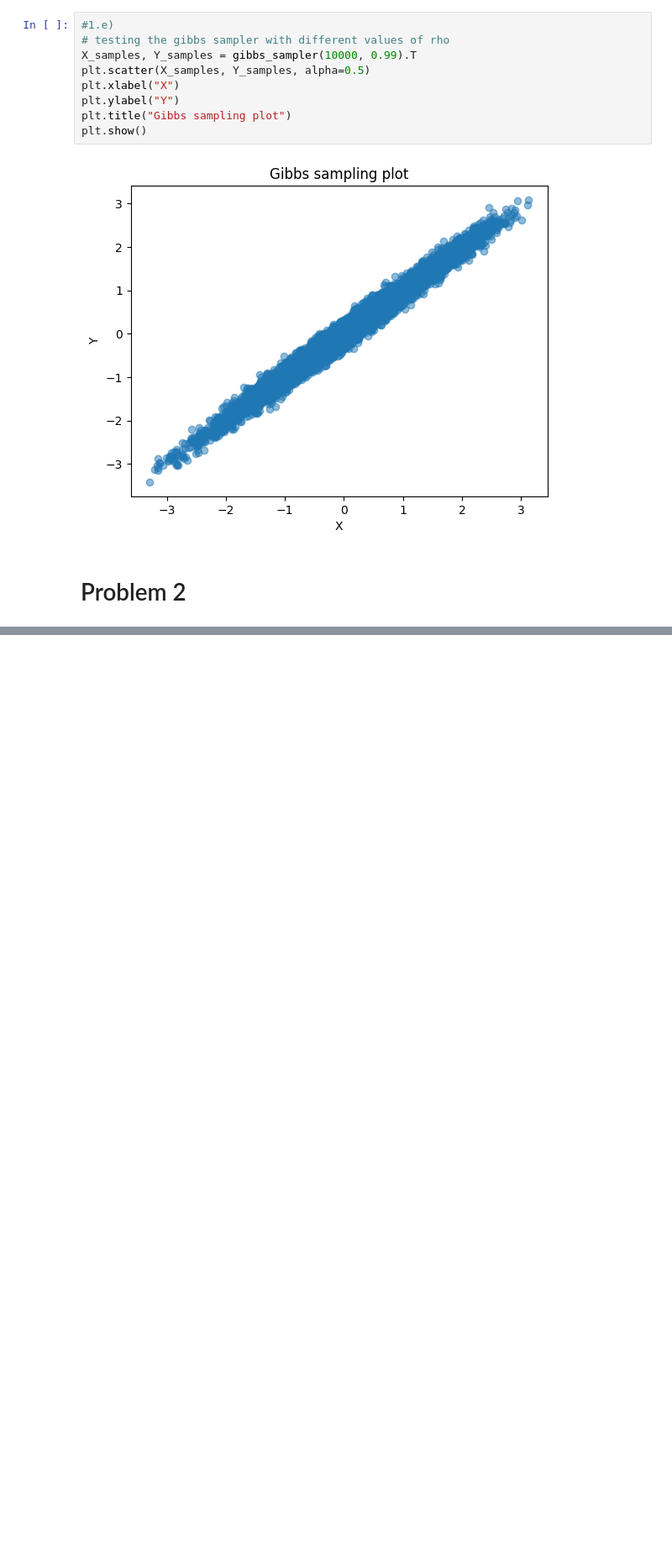
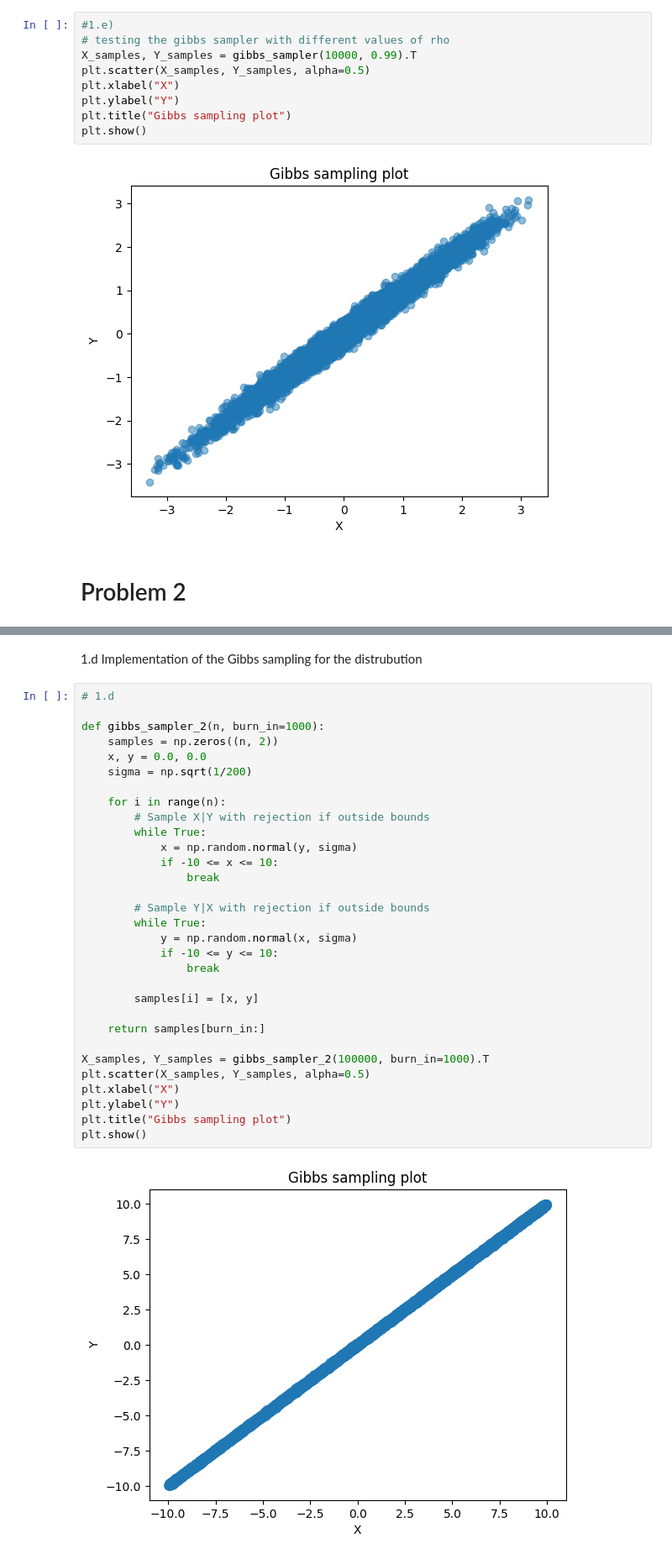
Before and after one commit to calderrussell/STAT_171, a Jupyter notebook: HW4.ipynb, the cells around one changed output, grey strips where cells are left out. Shown at 84% size. Cells and saved outputs as stored; diff of their text form; blank space fills up the shorter version.

Commit message:
completed more of the gibbs/Met-hastings implementaion for Q2

```diff
--- a/HW4.ipynb
+++ b/HW4.ipynb
@@ -164,0 +273,35 @@ Integral value: 3.5349077018194746
+# %% [markdown]
+ 1.d Implementation of the Gibbs sampling for the distrubution
+# %%
+# 1.d
+
+def gibbs_sampler_2(n, burn_in=1000):
+    samples = np.zeros((n, 2))
+    x, y = 0.0, 0.0
+    sigma = np.sqrt(1/200)
+
+    for i in range(n):
+        # Sample X|Y with rejection if outside bounds
+        while True:
+            x = np.random.normal(y, sigma)
+            if -10 <= x <= 10:
+                break
+
+        # Sample Y|X with rejection if outside bounds
+        while True:
+            y = np.random.normal(x, sigma)
+            if -10 <= y <= 10:
+                break
+
+        samples[i] = [x, y]
+
+    return samples[burn_in:]
+
+X_samples, Y_samples = gibbs_sampler_2(100000, burn_in=1000).T
+plt.scatter(X_samples, Y_samples, alpha=0.5)
+plt.xlabel("X")
+plt.ylabel("Y")
+plt.title("Gibbs sampling plot")
+plt.show()
+# %% [output]
+[figure, added]
```
Also changed, not shown: parts of 8 cells of this notebook.
